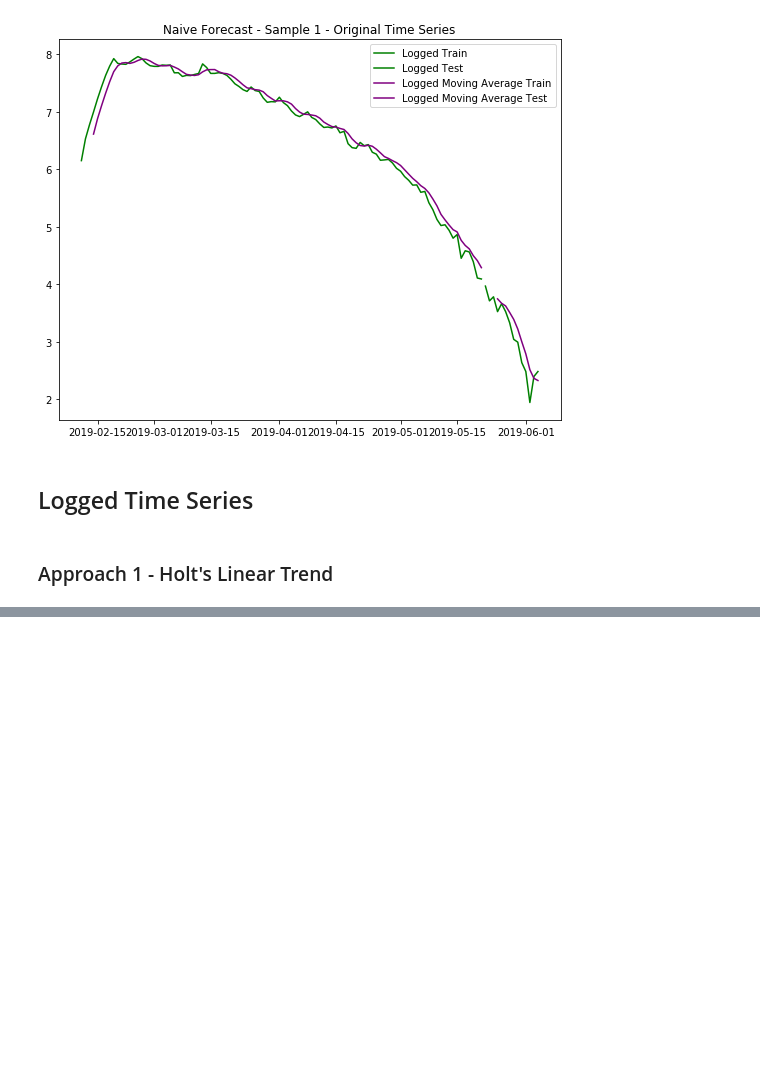
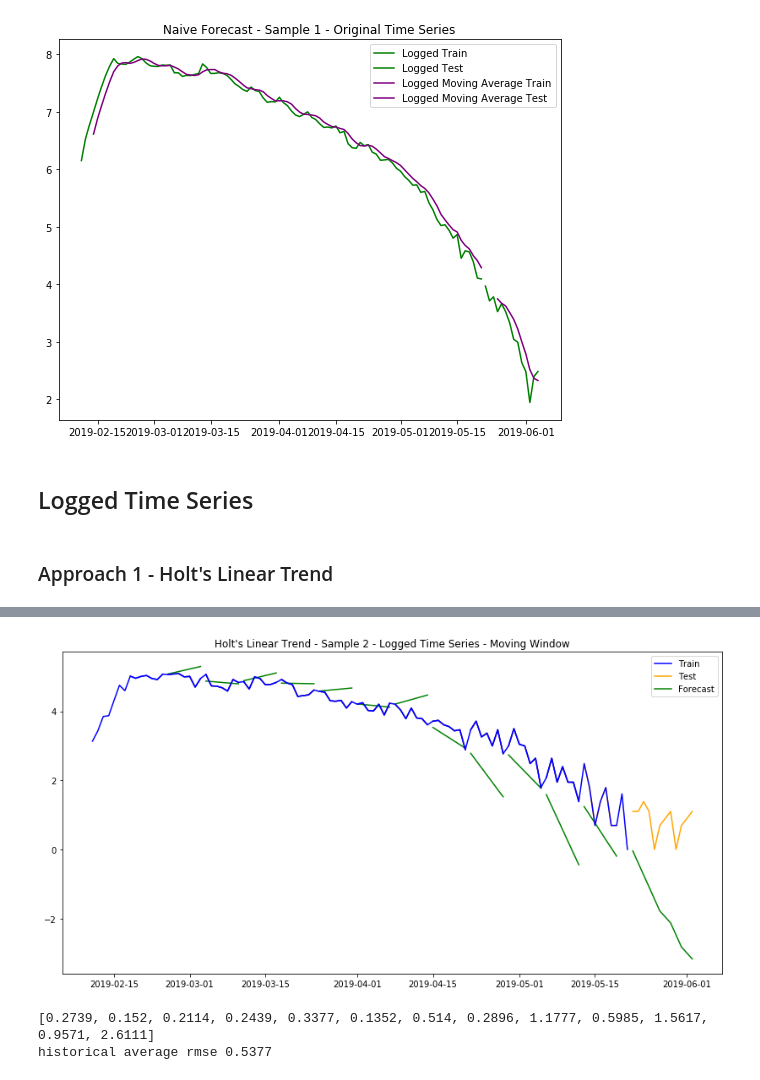
Before and after one commit to hanhanwu/Hanhan_Break_the_Limits, a Jupyter notebook: Bank_Fantasy/Golden_Bridge/forecast_moving_window.ipynb, the cells around one changed output, grey strips where cells are left out. Drawn from its saved outputs; the diff is of its cells as text; code cells hidden in the pictures; blank space fills up the shorter version.

```diff
--- a/Bank_Fantasy/Golden_Bridge/forecast_moving_window.ipynb
+++ b/Bank_Fantasy/Golden_Bridge/forecast_moving_window.ipynb
@@ -150,0 +150,30 @@ print(rmse_lst)
+# %%
+title = "Holt's Linear Trend"
+rmse_lst = []
+all_y_pred = None
+plt.figure(figsize=(14,7))
+
+for idx, train_test_pair in ts_log2_train_test_dct.items():
+    train = train_test_pair['train']
+    test = train_test_pair['test']
+
+    model_fit = Holt(np.asarray(train)).fit(smoothing_level = 0.8, smoothing_slope=0.4)
+    y_pred = model_fit.forecast(len(test))
+
+    plt.plot(train.index, train, label='Train', color='blue')
+    plt.plot(test.index, test, label='Test', color='orange')
+    plt.plot(test.index, y_pred, label='Forecast', color='green')
+    if idx == 0:
+        plt.legend(loc='best')
+
+    rmse = sqrt(mean_squared_error(test, y_pred))
+    rmse_lst.append(round(rmse, 4))
+
+plt.title(title + " - Sample 2 - Logged Time Series - Moving Window")
+plt.show()
+print(rmse_lst)
+print('historical average rmse', round(np.mean(rmse_lst[0:-1]), 4))
+# %% [output]
+[figure, added]
+[0.2739, 0.152, 0.2114, 0.2439, 0.3377, 0.1352, 0.514, 0.2896, 1.1777, 0.5985, 1.5617, 0.9571, 2.6111]
+historical average rmse 0.5377
```
Also changed, not shown: parts of 22 cells of this notebook.
